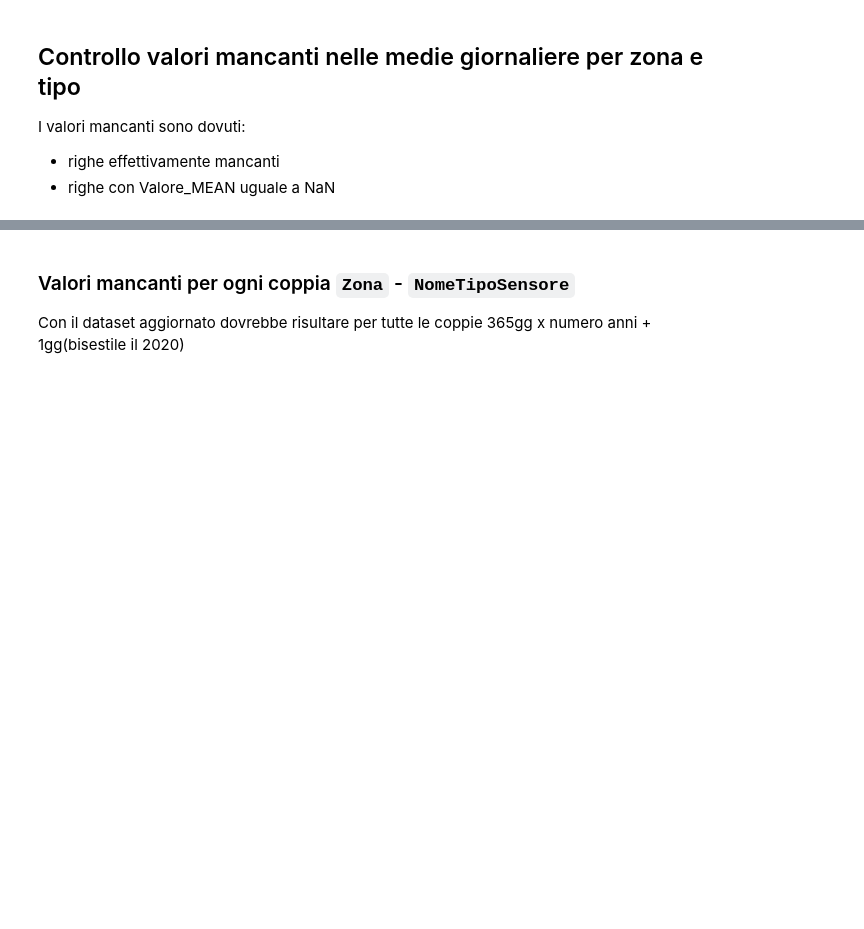
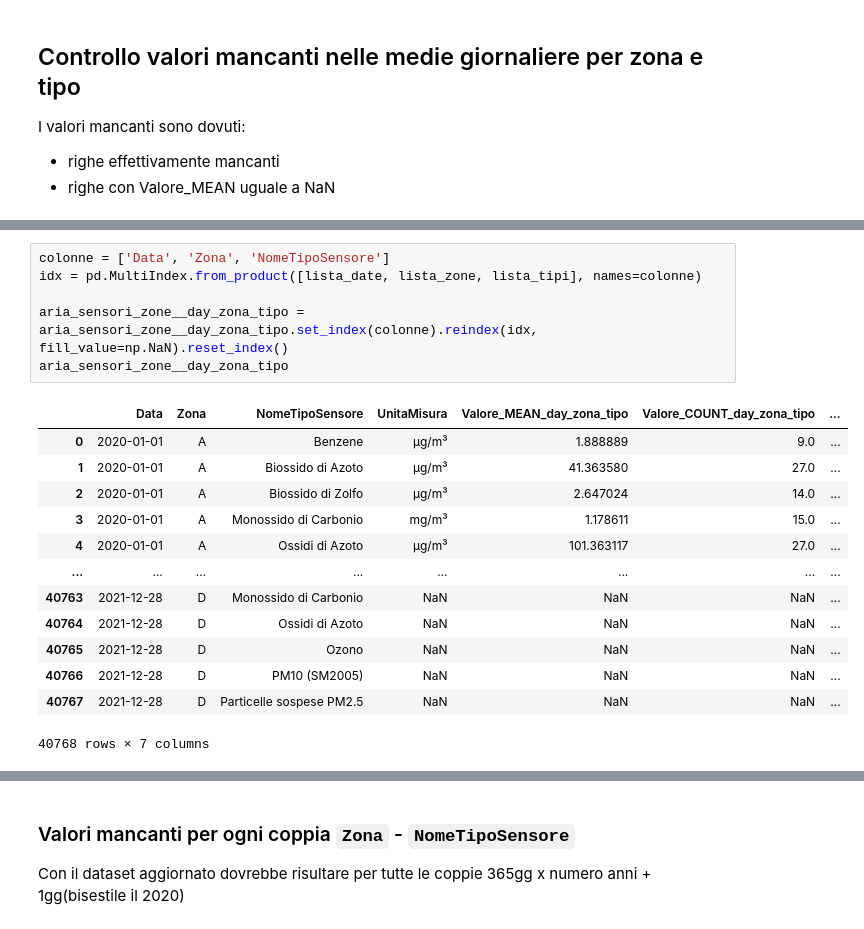
Before and after one commit to giocoal/air-quality-milano-interactive-data-visualization-tableau, a Jupyter notebook: Data_Visualization_project_21_22.ipynb, the cells around one changed output, grey strips where cells are left out. Cells and saved outputs as stored; diff of their text form; blank space fills up the shorter version.

```diff
--- a/Data_Visualization_project_21_22.ipynb
+++ b/Data_Visualization_project_21_22.ipynb
@@ -776,0 +778,20 @@ print(righe_teoriche-righe_reali+righe_na, 'Numero totale di valori medi mancant
+# %%
+colonne = ['Data', 'Zona', 'NomeTipoSensore']
+idx = pd.MultiIndex.from_product([lista_date, lista_zone, lista_tipi], names=colonne)
+
+aria_sensori_zone__day_zona_tipo = aria_sensori_zone__day_zona_tipo.set_index(colonne).reindex(idx, fill_value=np.NaN).reset_index()
+aria_sensori_zone__day_zona_tipo
+# %% [output]
+|  | Data | Zona | NomeTipoSensore | UnitaMisura | Valore_MEAN_day_zona_tipo | Valore_COUNT_day_zona_tipo | ... |
+| 0 | 2020-01-01 | A | Benzene | µg/m³ | 1.888889 | 9.0 | ... |
+| 1 | 2020-01-01 | A | Biossido di Azoto | µg/m³ | 41.363580 | 27.0 | ... |
+| 2 | 2020-01-01 | A | Biossido di Zolfo | µg/m³ | 2.647024 | 14.0 | ... |
+| 3 | 2020-01-01 | A | Monossido di Carbonio | mg/m³ | 1.178611 | 15.0 | ... |
+| 4 | 2020-01-01 | A | Ossidi di Azoto | µg/m³ | 101.363117 | 27.0 | ... |
+| ... | ... | ... | ... | ... | ... | ... | ... |
+| 40763 | 2021-12-28 | D | Monossido di Carbonio | NaN | NaN | NaN | ... |
+| 40764 | 2021-12-28 | D | Ossidi di Azoto | NaN | NaN | NaN | ... |
+| 40765 | 2021-12-28 | D | Ozono | NaN | NaN | NaN | ... |
+| 40766 | 2021-12-28 | D | PM10 (SM2005) | NaN | NaN | NaN | ... |
+| 40767 | 2021-12-28 | D | Particelle sospese PM2.5 | NaN | NaN | NaN | ... |
+40768 rows × 7 columns
```
Also changed, not shown: parts of 37 cells of this notebook.
